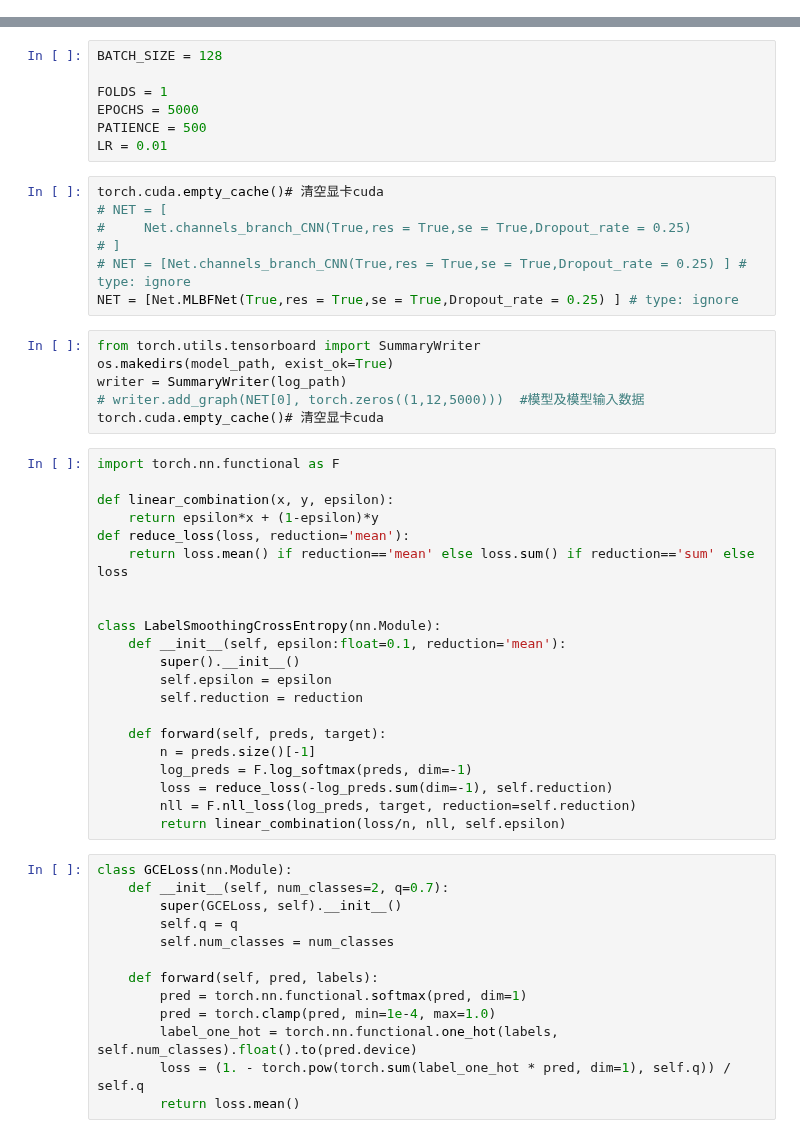
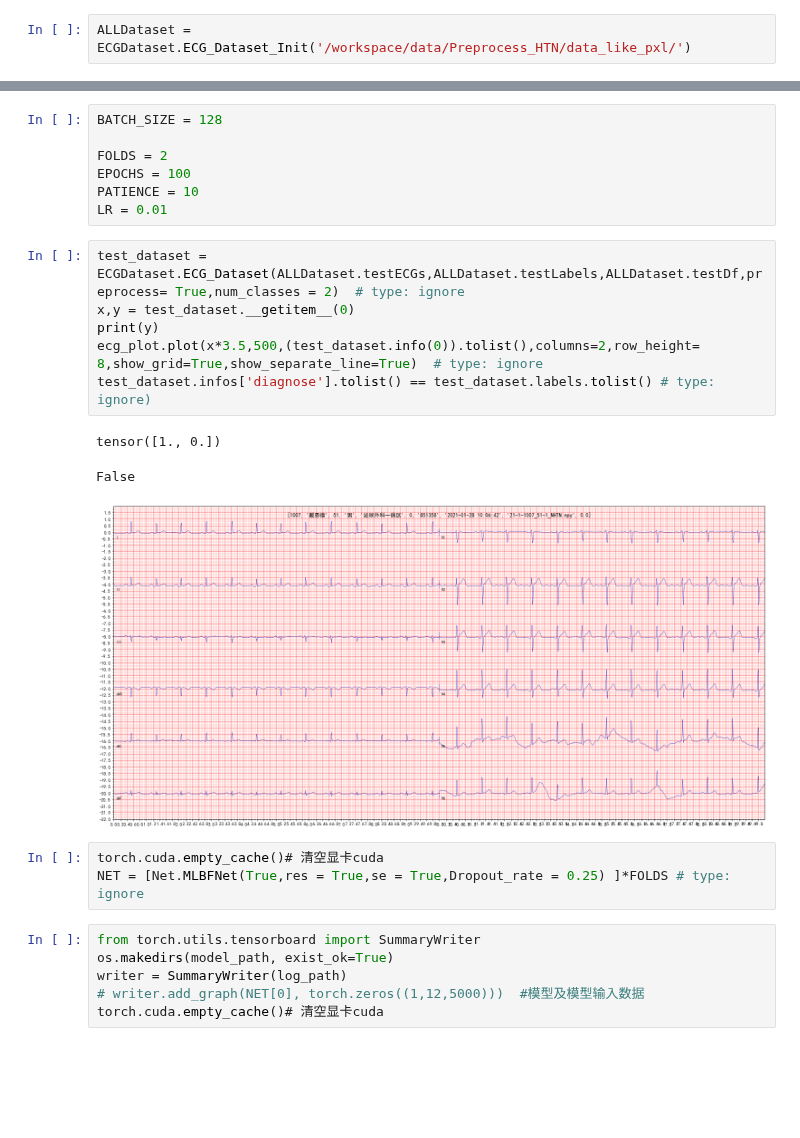
Before and after one commit to LiangBeam9810/Interpretable_HTN, a Jupyter notebook: main.ipynb, the cells around one changed output, grey strips where cells are left out. Saved outputs shown, nothing was run; the diff lists cells and outputs as text; blank space fills up the shorter version.

```diff
--- a/main.ipynb
+++ b/main.ipynb
@@ -58,0 +47,2 @@ label
+# %%
+ALLDataset = ECGDataset.ECG_Dataset_Init('/workspace/data/Preprocess_HTN/data_like_pxl/')
@@ -59,54 +80,26 @@ label
 # %%
 BATCH_SIZE = 128
 
-FOLDS = 1
-EPOCHS = 5000
-PATIENCE = 500
+FOLDS = 2
+EPOCHS = 100
+PATIENCE = 10
 LR = 0.01
+# %%
+test_dataset = ECGDataset.ECG_Dataset(ALLDataset.testECGs,ALLDataset.testLabels,ALLDataset.testDf,preprocess= True,num_classes = 2)  # type: ignore
+x,y = test_dataset.__getitem__(0)
+print(y)
+ecg_plot.plot(x*3.5,500,(test_dataset.info(0)).tolist(),columns=2,row_height= 8,show_grid=True,show_separate_line=True)  # type: ignore
+test_dataset.infos['diagnose'].tolist() == test_dataset.labels.tolist() # type: ignore)
+# %% [output]
+tensor([1., 0.])
+False
+[figure, added]
 # %%
 torch.cuda.empty_cache()# 清空显卡cuda
-# NET = [
-#     Net.channels_branch_CNN(True,res = True,se = True,Dropout_rate = 0.25)
-# ]
-# NET = [Net.channels_branch_CNN(True,res = True,se = True,Dropout_rate = 0.25) ] # type: ignore
-NET = [Net.MLBFNet(True,res = True,se = True,Dropout_rate = 0.25) ] # type: ignore
+NET = [Net.MLBFNet(True,res = True,se = True,Dropout_rate = 0.25) ]*FOLDS # type: ignore
 # %%
 from torch.utils.tensorboard import SummaryWriter
 os.makedirs(model_path, exist_ok=True)
 writer = SummaryWriter(log_path)
 # writer.add_graph(NET[0], torch.zeros((1,12,5000)))  #模型及模型输入数据
 torch.cuda.empty_cache()# 清空显卡cuda
-# %%
-import torch.nn.functional as F
-
-def linear_combination(x, y, epsilon):
-    return epsilon*x + (1-epsilon)*y
-def reduce_loss(loss, reduction='mean'):
-    return loss.mean() if reduction=='mean' else loss.sum() if reduction=='sum' else loss
-
-
-class LabelSmoothingCrossEntropy(nn.Module):
-    def __init__(self, epsilon:float=0.1, reduction='mean'):
-        super().__init__()
-        self.epsilon = epsilon
-        self.reduction = reduction
-
-    def forward(self, preds, target):
-        n = preds.size()[-1]
-        log_preds = F.log_softmax(preds, dim=-1)
-        loss = reduce_loss(-log_preds.sum(dim=-1), self.reduction)
-        nll = F.nll_loss(log_preds, target, reduction=self.reduction)
-        return linear_combination(loss/n, nll, self.epsilon)
-# %%
-class GCELoss(nn.Module):
-    def __init__(self, num_classes=2, q=0.7):
-        super(GCELoss, self).__init__()
-        self.q = q
-        self.num_classes = num_classes
-
-    def forward(self, pred, labels):
-        pred = torch.nn.functional.softmax(pred, dim=1)
-        pred = torch.clamp(pred, min=1e-4, max=1.0)
-        label_one_hot = torch.nn.functional.one_hot(labels, self.num_classes).float().to(pred.device)
-        loss = (1. - torch.pow(torch.sum(label_one_hot * pred, dim=1), self.q)) / self.q
-        return loss.mean()
```
Also changed, not shown: parts of 10 cells of this notebook, 16 other files.
